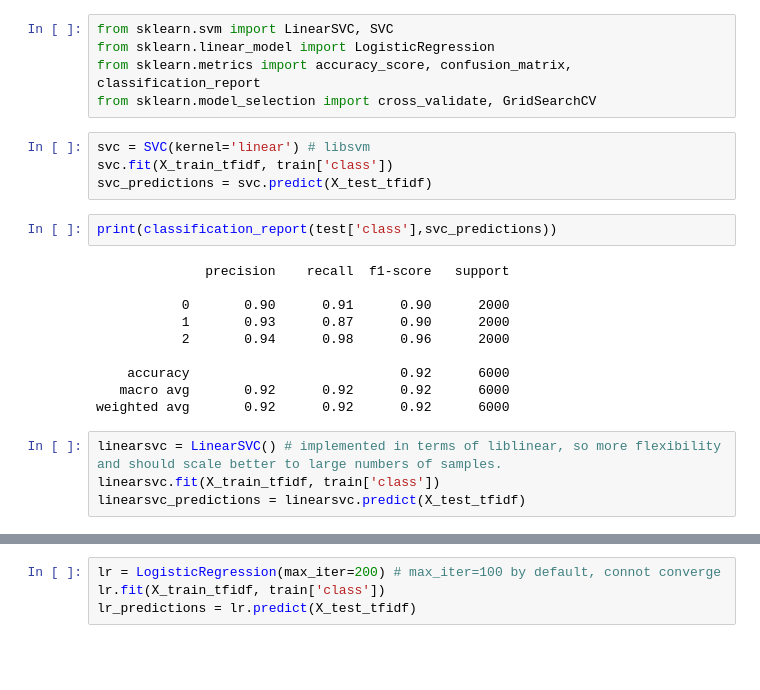
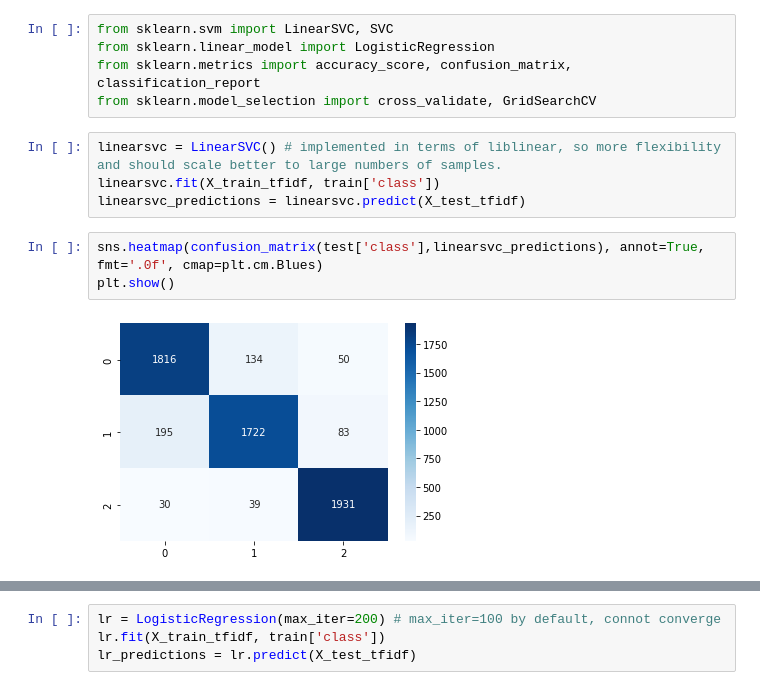
Before and after one commit to evelynerhuan/Noffence, a Jupyter notebook: baselines.ipynb, the cells around one changed output, grey strips where cells are left out. Cells and saved outputs as stored; diff of their text form; blank space fills up the shorter version.

```diff
--- a/baselines.ipynb
+++ b/baselines.ipynb
@@ -127,24 +127,13 @@ from sklearn.svm import LinearSVC, SVC
 from sklearn.linear_model import LogisticRegression
 from sklearn.metrics import accuracy_score, confusion_matrix, classification_report
 from sklearn.model_selection import cross_validate, GridSearchCV
-# %%
-svc = SVC(kernel='linear') # libsvm
-svc.fit(X_train_tfidf, train['class'])
-svc_predictions = svc.predict(X_test_tfidf)
-# %%
-print(classification_report(test['class'],svc_predictions))
-# %% [output]
-              precision    recall  f1-score   support
-
-           0       0.90      0.91      0.90      2000
-           1       0.93      0.87      0.90      2000
-           2       0.94      0.98      0.96      2000
-
-    accuracy                           0.92      6000
-   macro avg       0.92      0.92      0.92      6000
-weighted avg       0.92      0.92      0.92      6000
 # %%
 linearsvc = LinearSVC() # implemented in terms of liblinear, so more flexibility and should scale better to large numbers of samples.
 linearsvc.fit(X_train_tfidf, train['class'])
 linearsvc_predictions = linearsvc.predict(X_test_tfidf)
+# %%
+sns.heatmap(confusion_matrix(test['class'],linearsvc_predictions), annot=True, fmt='.0f', cmap=plt.cm.Blues)
+plt.show()
+# %% [output]
+[figure, added]
 # %%
```
Also changed, not shown: parts of 7 cells of this notebook, 6 other files.
